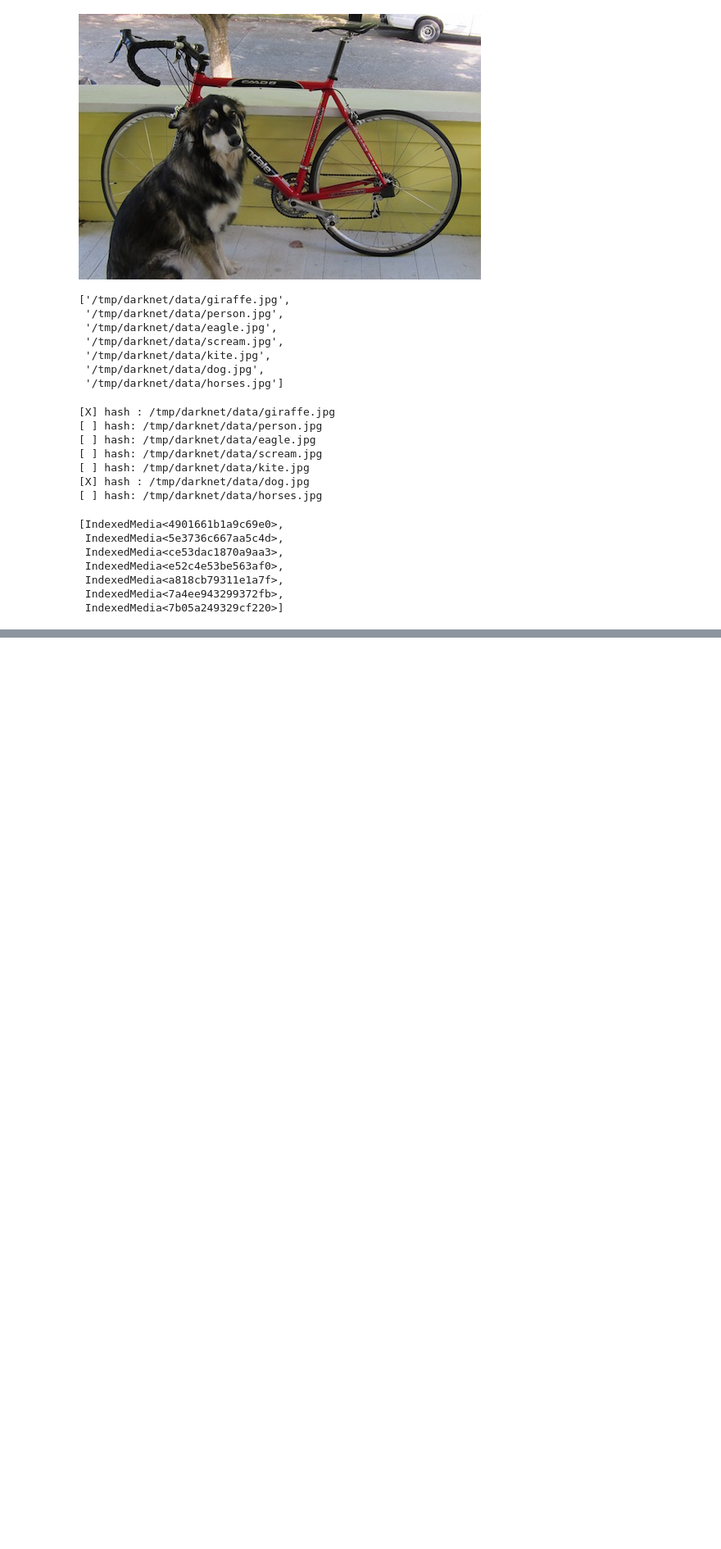
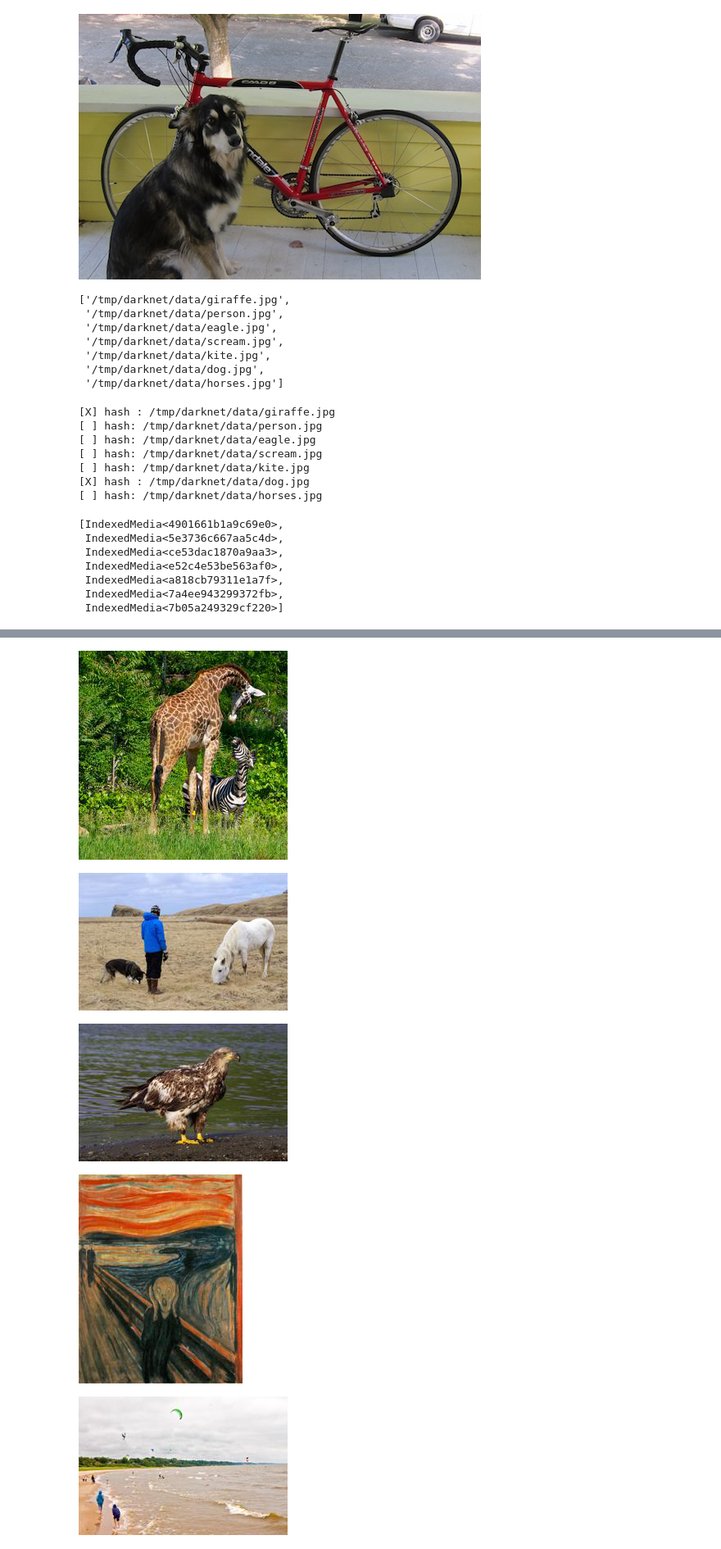
Before and after one commit to dapperfu/python_PhotoIndexer, a Jupyter notebook: MediaIndex/DevelopmentNotebooks/IndexedMediaObject-Copy1.ipynb, the cells around one changed output, grey strips where cells are left out. Shown at 82% size. Drawn from its saved outputs; the diff is of its cells as text; code cells hidden in the pictures; blank space fills up the shorter version.

```diff
--- a/MediaIndex/DevelopmentNotebooks/IndexedMediaObject-Copy1.ipynb
+++ b/MediaIndex/DevelopmentNotebooks/IndexedMediaObject-Copy1.ipynb
@@ -185,0 +209,9 @@ for med
+# %%
+for media in medias:
+    IPython.display.display(media.thumbnail)
+# %% [output]
+[figure, added]
+[figure, added]
+[figure, added]
+[figure, added]
+[figure, added]
```
Also changed, not shown: parts of 4 cells of this notebook.
